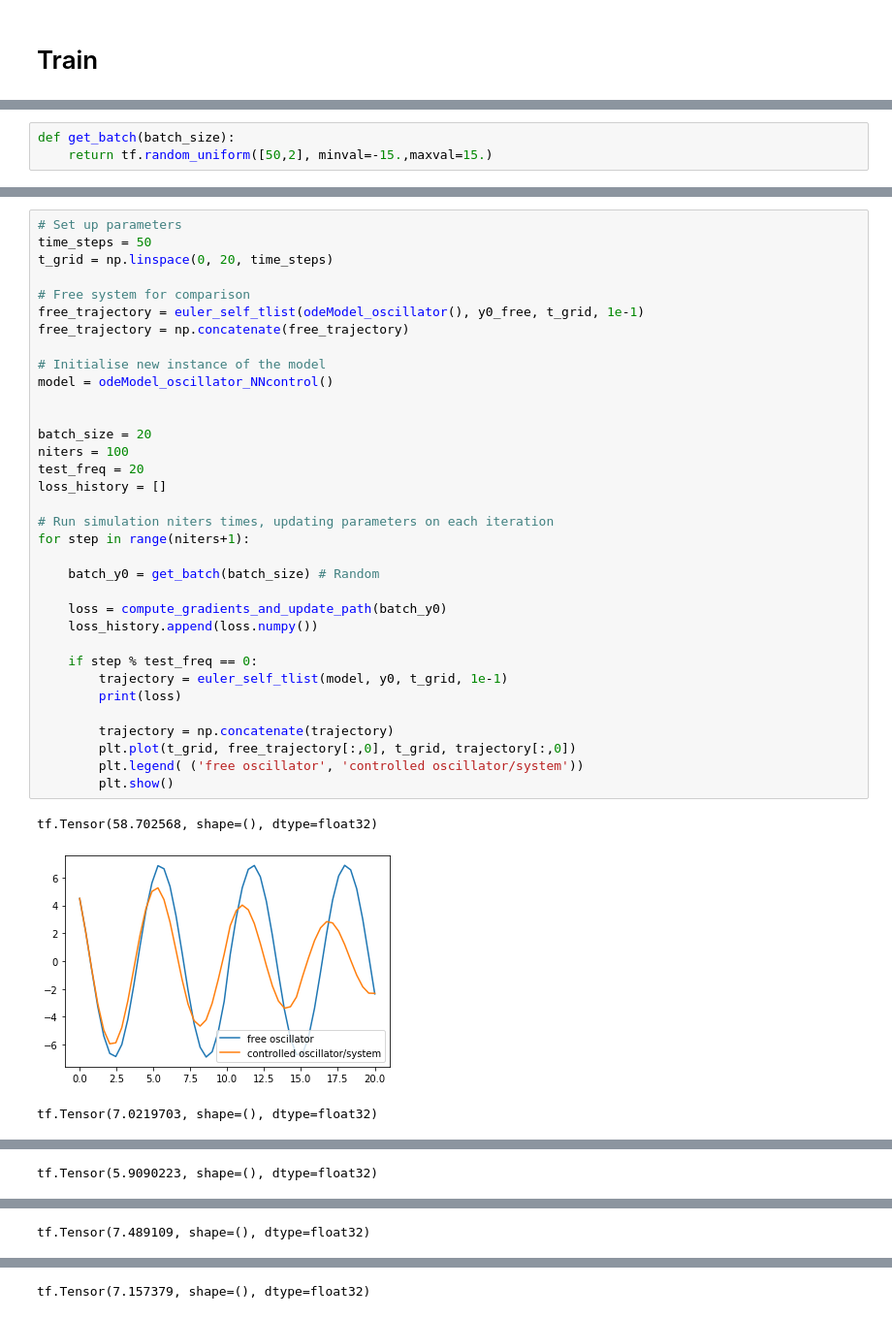
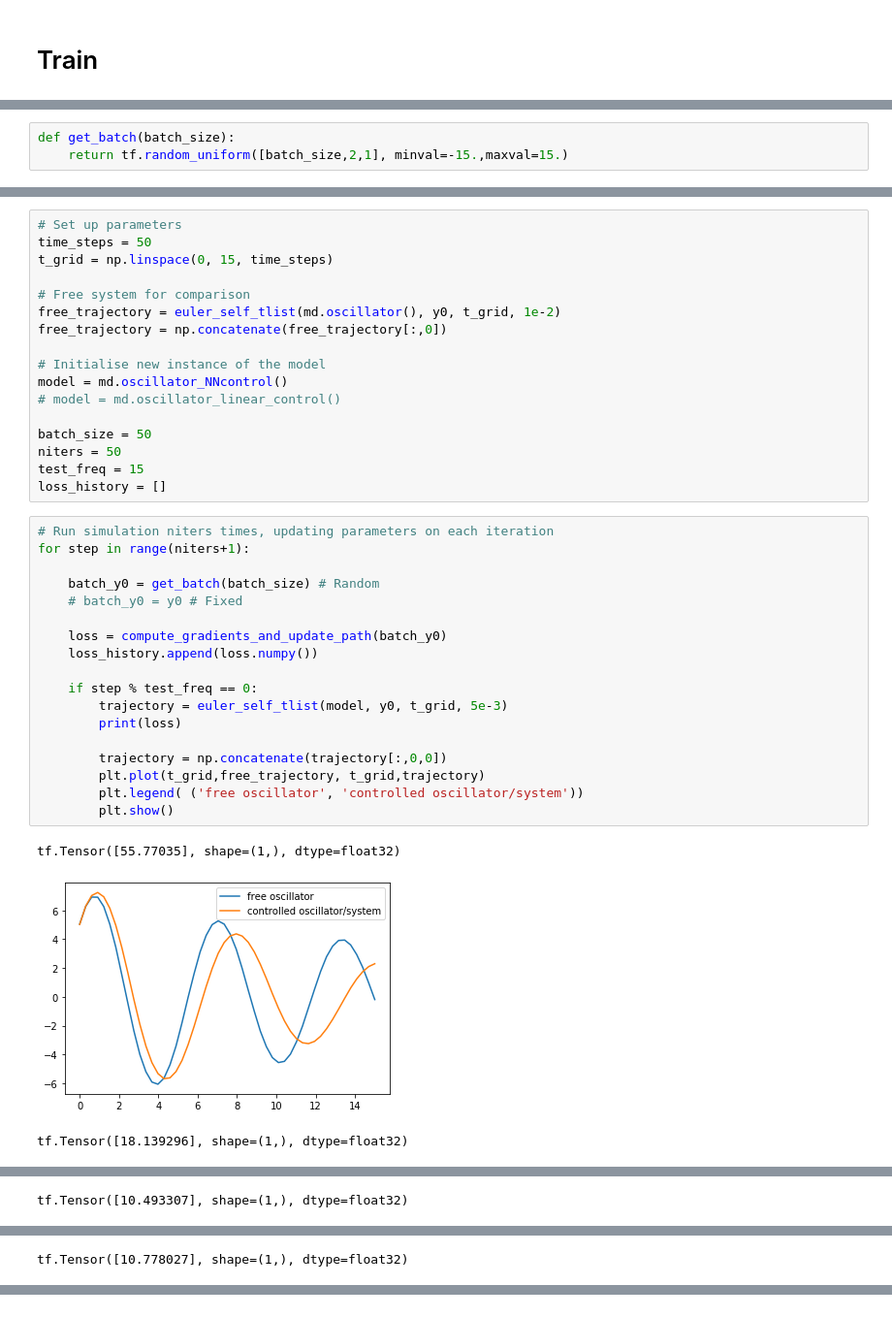
Before and after one commit to rdbrackston/NN-control, a Jupyter notebook: minimal_neural_ode/tf_neural_control_minimal.ipynb, the cells around one changed output, grey strips where cells are left out. Shown at 97% size. Saved outputs shown, nothing was run; the diff lists cells and outputs as text.

Commit message:
Correct dimenions for y and put models into module

```diff
--- a/minimal_neural_ode/tf_neural_control_minimal.ipynb
+++ b/minimal_neural_ode/tf_neural_control_minimal.ipynb
@@ -80,6 +87,6 @@ plt.plot(t_grid,free_trajectory[:,0],t_grid, trajectory[:,1])
 # %%
 def get_batch(batch_size):
-    return tf.random_uniform([50,2], minval=-15.,maxval=15.)
+    return tf.random_uniform([batch_size,2,1], minval=-15.,maxval=15.)
 # %%
 # Function for gradient evaluation and update
 optimizer = tf.train.MomentumOptimizer(learning_rate=1e-5, momentum=0.95)
@@ -100,38 +106,39 @@ def compute_gradients_and_update_path(batch_y0):
+# %%
+# Set up parameters
+time_steps = 50
+t_grid = np.linspace(0, 15, time_steps)
+
+# Free system for comparison
+free_trajectory = euler_self_tlist(md.oscillator(), y0, t_grid, 1e-2)
+free_trajectory = np.concatenate(free_trajectory[:,0])
+
+# Initialise new instance of the model
+model = md.oscillator_NNcontrol()
+# model = md.oscillator_linear_control()
+
+batch_size = 50
+niters = 50
+test_freq = 15
+loss_history = []
 # %%
-# Set up parameters
-time_steps = 50
-t_grid = np.linspace(0, 20, time_steps)
-
-# Free system for comparison
-free_trajectory = euler_self_tlist(odeModel_oscillator(), y0_free, t_grid, 1e-1)
-free_trajectory = np.concatenate(free_trajectory)
-
-# Initialise new instance of the model
-model = odeModel_oscillator_NNcontrol()
-
-
-batch_size = 20
-niters = 100
-test_freq = 20
-loss_history = []
-
 # Run simulation niters times, updating parameters on each iteration
 for step in range(niters+1):
 
     batch_y0 = get_batch(batch_size) # Random
+    # batch_y0 = y0 # Fixed
 
     loss = compute_gradients_and_update_path(batch_y0)
     loss_history.append(loss.numpy())
 
     if step % test_freq == 0:
-        trajectory = euler_self_tlist(model, y0, t_grid, 1e-1)
+        trajectory = euler_self_tlist(model, y0, t_grid, 5e-3)
         print(loss)
 
-        trajectory = np.concatenate(trajectory)
-        plt.plot(t_grid, free_trajectory[:,0], t_grid, trajectory[:,0])
+        trajectory = np.concatenate(trajectory[:,0,0])
+        plt.plot(t_grid,free_trajectory, t_grid,trajectory)
         plt.legend( ('free oscillator', 'controlled oscillator/system'))
         plt.show()
 # %% [output]
-tf.Tensor(58.702568, shape=(), dtype=float32)
+tf.Tensor([55.77035], shape=(1,), dtype=float32)
-[figure, old version]
+[figure, new version]
-tf.Tensor(7.0219703, shape=(), dtype=float32)
+tf.Tensor([18.139296], shape=(1,), dtype=float32)
@@ -139 +146 @@ tf.Tensor(7.0219703, shape=(), dtype=float32)
-tf.Tensor(5.9090223, shape=(), dtype=float32)
+tf.Tensor([10.493307], shape=(1,), dtype=float32)
@@ -141 +148 @@ tf.Tensor(5.9090223, shape=(), dtype=float32)
-tf.Tensor(7.489109, shape=(), dtype=float32)
+tf.Tensor([10.778027], shape=(1,), dtype=float32)
@@ -143 +149,0 @@ tf.Tensor(7.489109, shape=(), dtype=float32)
-tf.Tensor(7.157379, shape=(), dtype=float32)
```
Also changed, not shown: parts of 17 cells of this notebook, 1 other file.
